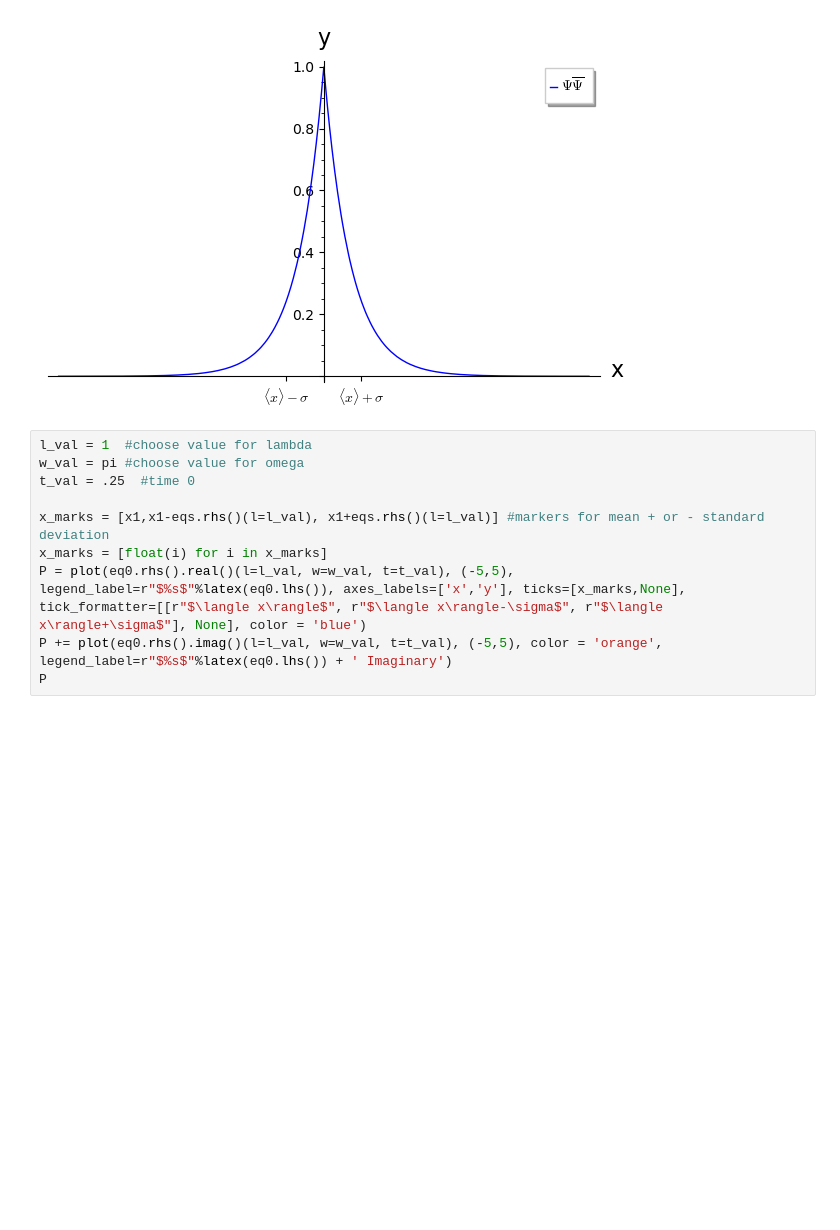
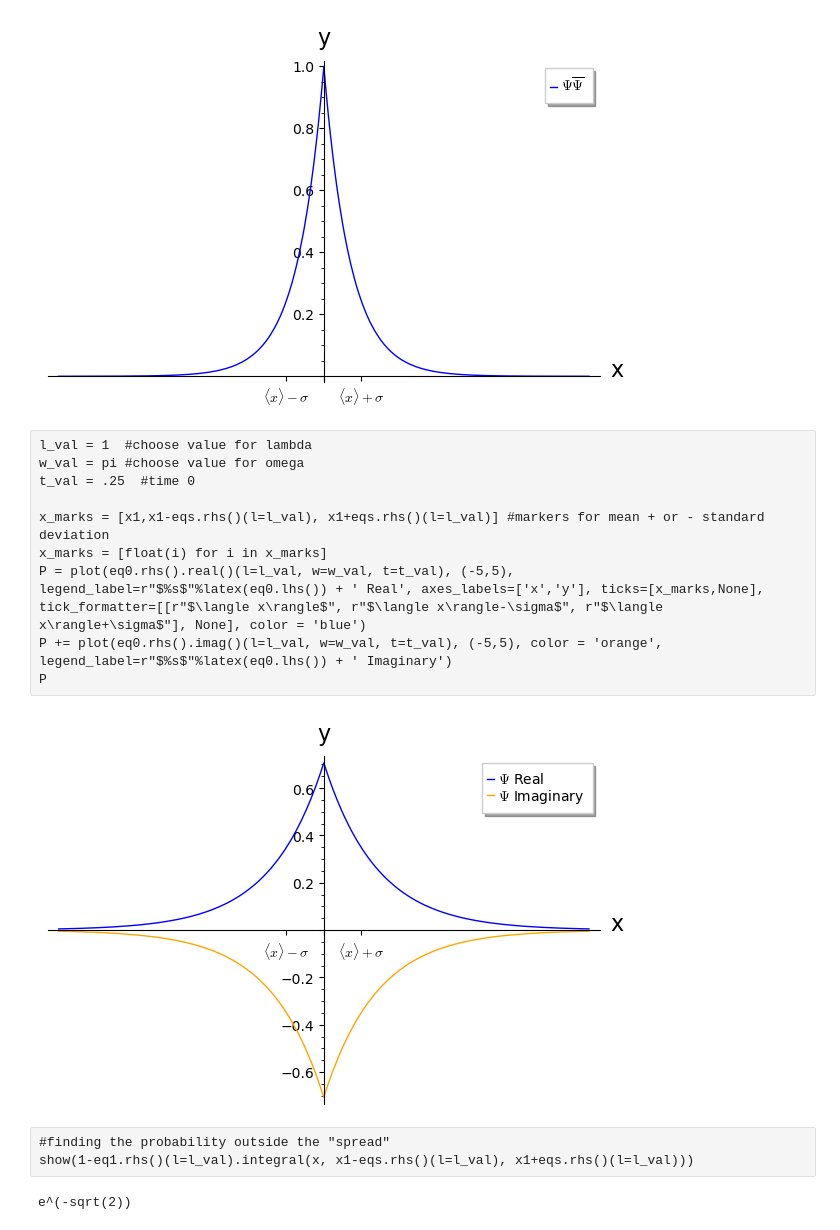
Before and after one commit to Flopsiturtle/Introduction-to-Quantummechanics, a Jupyter notebook: Problem 1.5.ipynb, the cells around one changed output. Cells and saved outputs as stored; diff of their text form; blank space fills up the shorter version.

```diff
--- a/Problem 1.5.ipynb
+++ b/Problem 1.5.ipynb
@@ -75,10 +80,17 @@ P
 # %%
 l_val = 1  #choose value for lambda
 w_val = pi #choose value for omega
 t_val = .25  #time 0
 
 x_marks = [x1,x1-eqs.rhs()(l=l_val), x1+eqs.rhs()(l=l_val)] #markers for mean + or - standard deviation
 x_marks = [float(i) for i in x_marks]
-P = plot(eq0.rhs().real()(l=l_val, w=w_val, t=t_val), (-5,5), legend_label=r"$%s$"%latex(eq0.lhs()), axes_labels=['x','y'], ticks=[x_marks,None], tick_formatter=[[r"$\langle x\rangle$", r"$\langle x\rangle-\sigma$", r"$\langle x\rangle+\sigma$"], None], color = 'blue')
+P = plot(eq0.rhs().real()(l=l_val, w=w_val, t=t_val), (-5,5), legend_label=r"$%s$"%latex(eq0.lhs()) + ' Real', axes_labels=['x','y'], ticks=[x_marks,None], tick_formatter=[[r"$\langle x\rangle$", r"$\langle x\rangle-\sigma$", r"$\langle x\rangle+\sigma$"], None], color = 'blue')
 P += plot(eq0.rhs().imag()(l=l_val, w=w_val, t=t_val), (-5,5), color = 'orange', legend_label=r"$%s$"%latex(eq0.lhs()) + ' Imaginary')
 P
+# %% [output]
+[figure, added]
+# %%
+#finding the probability outside the "spread"
+show(1-eq1.rhs()(l=l_val).integral(x, x1-eqs.rhs()(l=l_val), x1+eqs.rhs()(l=l_val)))
+# %% [output]
+e^(-sqrt(2))
```
Also changed, not shown: parts of 1 cell of this notebook.
